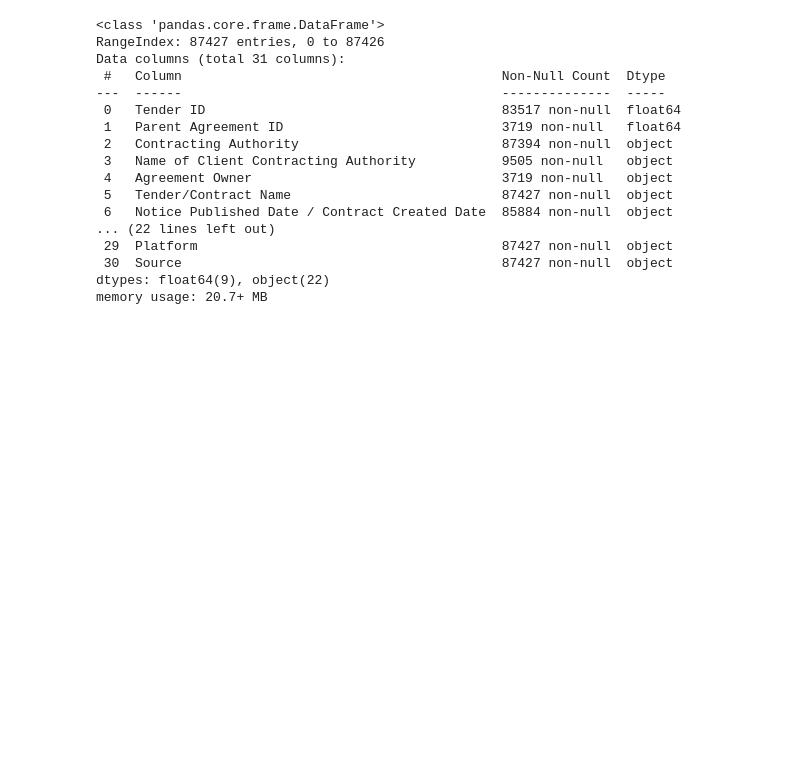
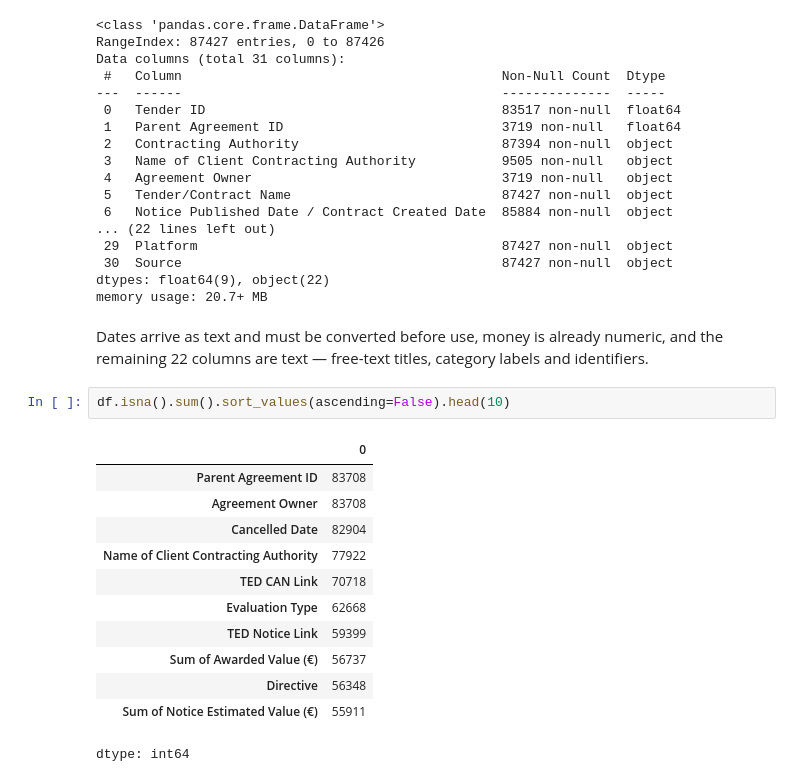
Before and after one commit to KaterynaKon/irish-tender-value, a Jupyter notebook: public_tender_value.ipynb, the cells around one changed output. Drawn from its saved outputs; the diff is of its cells as text; blank space fills up the shorter version.

```diff
--- a/public_tender_value.ipynb
+++ b/public_tender_value.ipynb
@@ -111,3 +113,20 @@ Data columns (total 31 columns):
  30  Source                                         87427 non-null  object
 dtypes: float64(9), object(22)
 memory usage: 20.7+ MB
+# %% [markdown]
+Dates arrive as text and must be converted before use, money is already numeric, and the remaining 22 columns are text — free-text titles, category labels and identifiers.
+# %%
+df.isna().sum().sort_values(ascending=False).head(10)
+# %% [output]
+|  | 0 |
+| Parent Agreement ID | 83708 |
+| Agreement Owner | 83708 |
+| Cancelled Date | 82904 |
+| Name of Client Contracting Authority | 77922 |
+| TED CAN Link | 70718 |
+| Evaluation Type | 62668 |
+| TED Notice Link | 59399 |
+| Sum of Awarded Value (€) | 56737 |
+| Directive | 56348 |
+| Sum of Notice Estimated Value (€) | 55911 |
+dtype: int64
```
Also changed, not shown: parts of 6 cells of this notebook.
